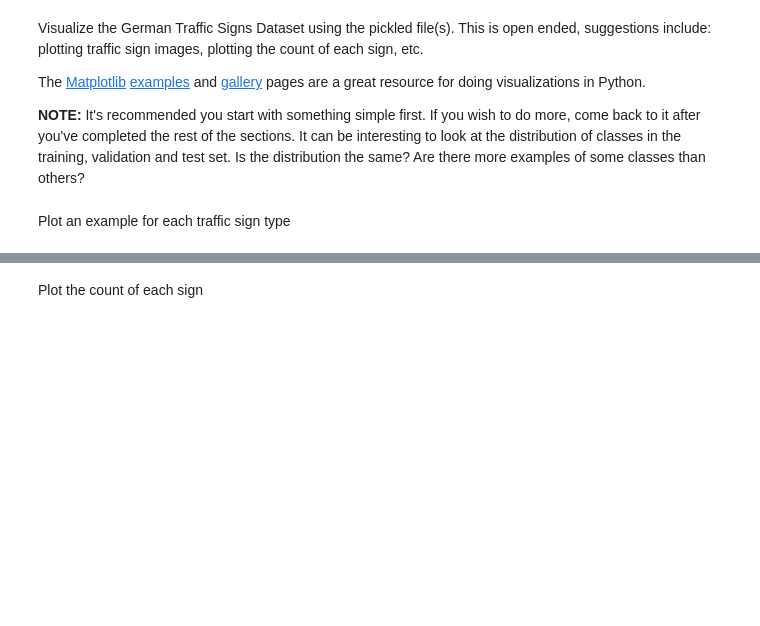
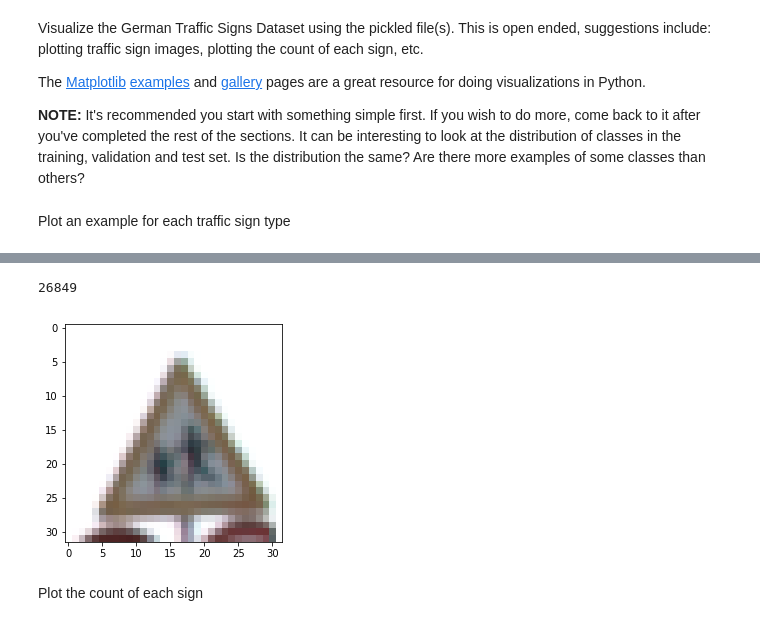
Before and after one commit to trimcao/sdcnd-p2-traffic-signs-classifier, a Jupyter notebook: Traffic_Sign_Classifier.ipynb, the cells around one changed output, grey strips where cells are left out. Saved outputs shown, nothing was run; the diff lists cells and outputs as text; code cells hidden in the pictures; blank space fills up the shorter version.

```diff
--- a/Traffic_Sign_Classifier.ipynb
+++ b/Traffic_Sign_Classifier.ipynb
@@ -107,3 +107,12 @@ plt.imshow(sample)
+# %%
+for i in range(len(train['features'])):
+    if train['labels'][i] == 28:
+        plt.imshow(train['features'][i])
+        print(i)
+        break
+# %% [output]
+26849
+[figure, added]
 # %% [markdown]
 Plot the count of each sign
 # %%
```
Also changed, not shown: parts of 29 cells of this notebook, 20 other files.
